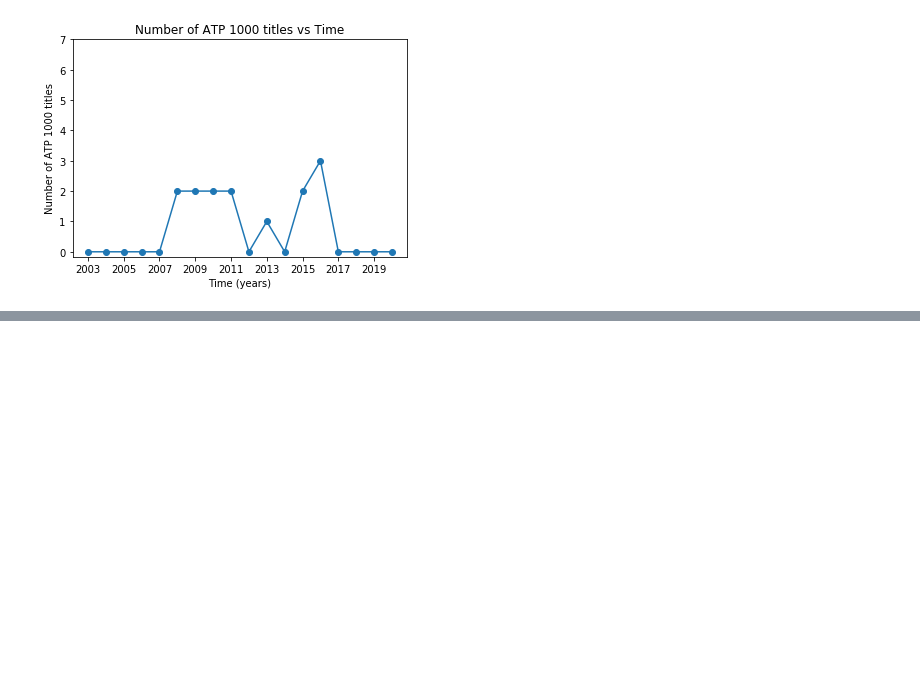
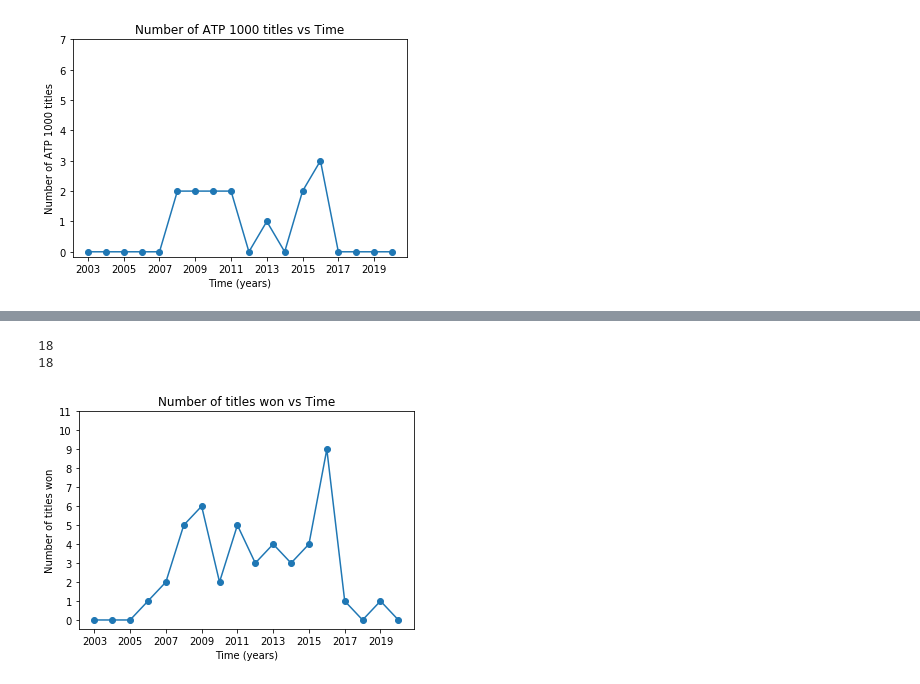
Before and after one commit to pavpanda/tennis-players-analysis, a Jupyter notebook: murray_data_analysis.ipynb, the cells around one changed output, grey strips where cells are left out. Saved outputs shown, nothing was run; the diff lists cells and outputs as text; code cells hidden in the pictures; blank space fills up the shorter version.

```diff
--- a/murray_data_analysis.ipynb
+++ b/murray_data_analysis.ipynb
@@ -62,0 +68,6 @@ ValueError: x and y must be the same size
+# %%
+plot_row(df, "Total titles", False, True, 2003, 2020, "Number of titles won vs Time", "Time (years)", "Number of titles won", "murraytitles.png", True, [0,11])
+# %% [output]
+18
+18
+[figure, added]
```
Also changed, not shown: parts of 3 cells of this notebook, 8 other files.
